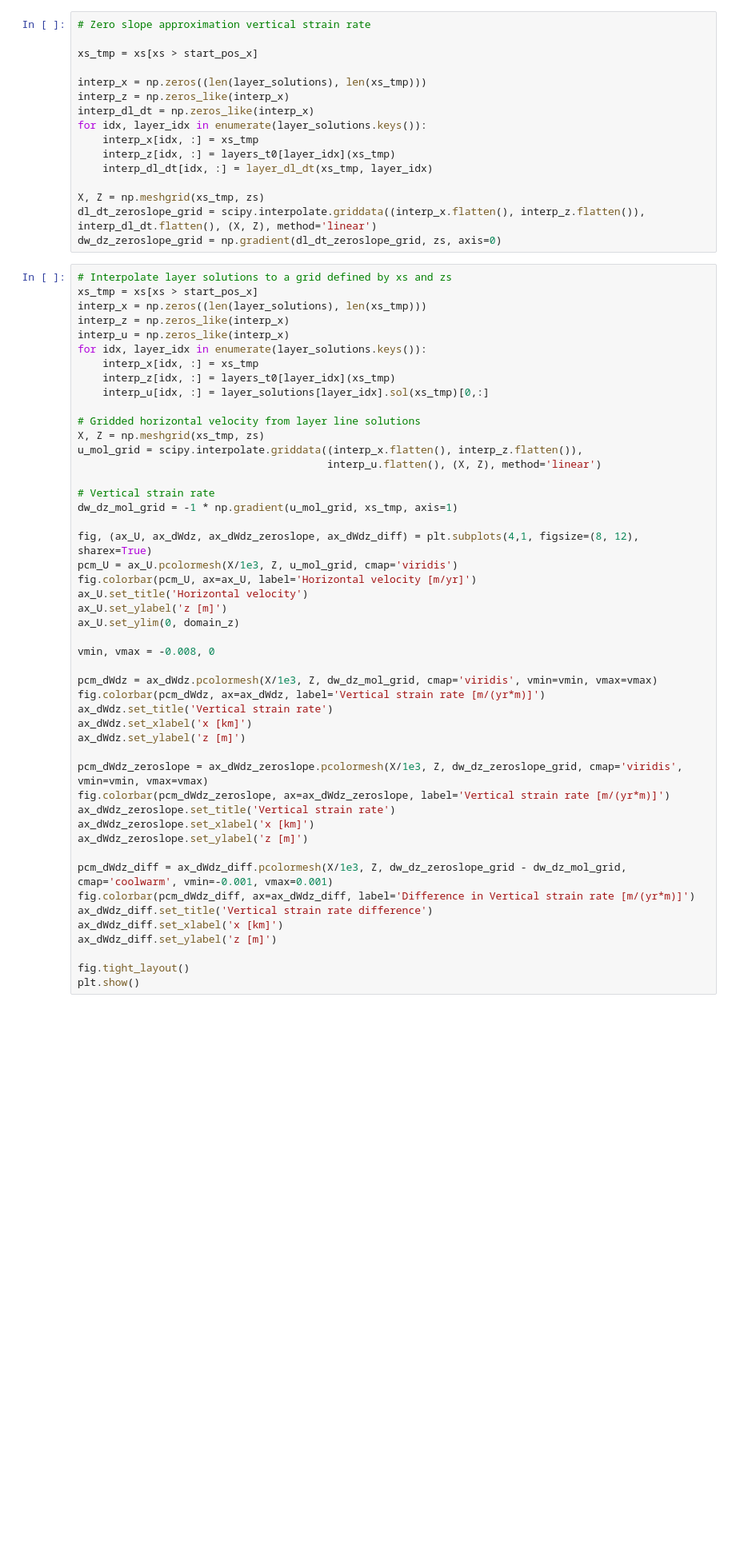
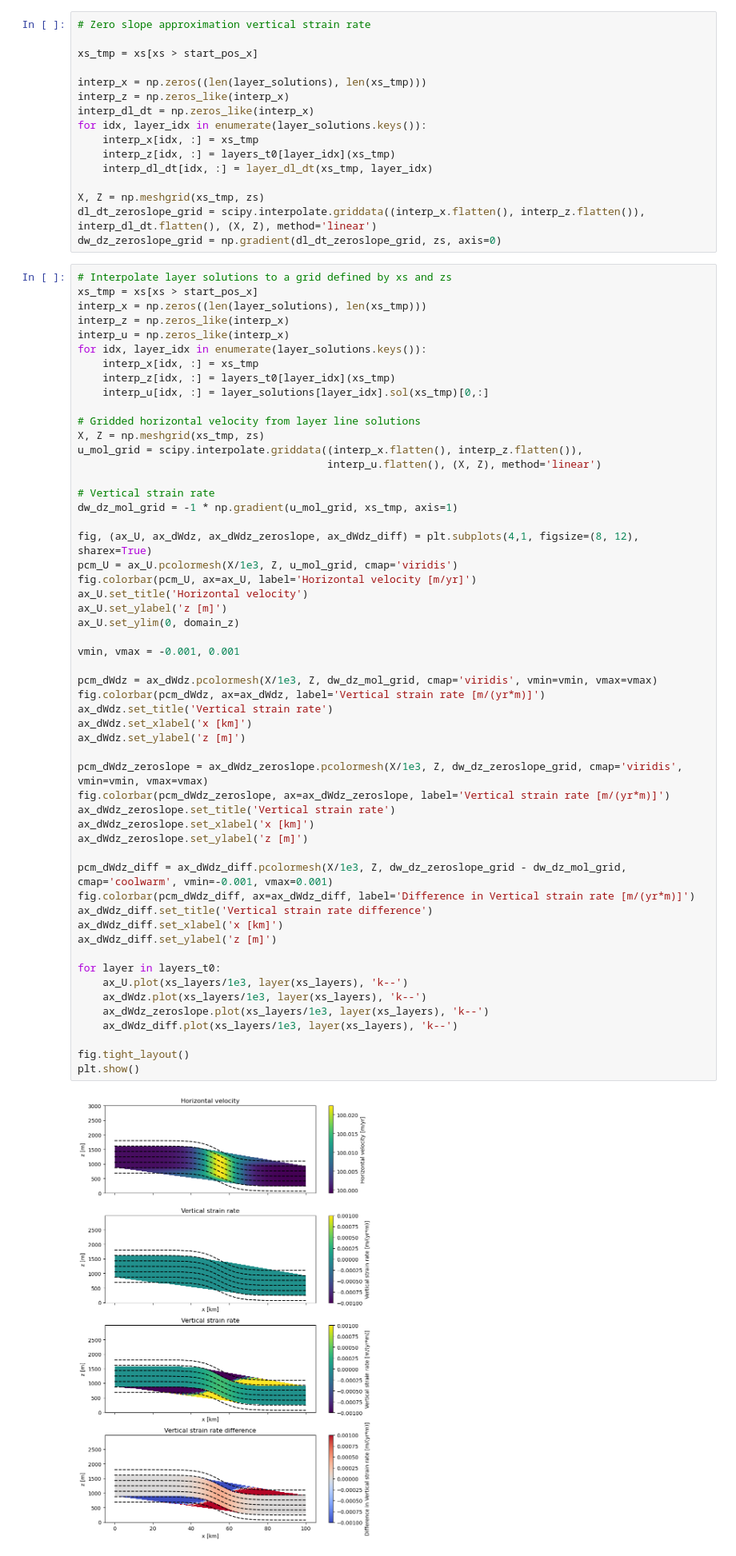
Before and after one commit to thomasteisberg/englacial_velocity, a Jupyter notebook: greenland_stability_analysis/Englacial Velocity 2D.ipynb, the cells around one changed output. Shown: that part at 80% size. Cells and saved outputs as stored; diff of their text form; blank space fills up the shorter version.

```diff
--- a/greenland_stability_analysis/Englacial Velocity 2D.ipynb
+++ b/greenland_stability_analysis/Englacial Velocity 2D.ipynb
@@ -470,31 +489,39 @@ u_mol_grid = scipy.interpolate.griddata((interp_x.flatten(), interp_z.flatten())
 dw_dz_mol_grid = -1 * np.gradient(u_mol_grid, xs_tmp, axis=1)
 
 fig, (ax_U, ax_dWdz, ax_dWdz_zeroslope, ax_dWdz_diff) = plt.subplots(4,1, figsize=(8, 12), sharex=True)
 pcm_U = ax_U.pcolormesh(X/1e3, Z, u_mol_grid, cmap='viridis')
 fig.colorbar(pcm_U, ax=ax_U, label='Horizontal velocity [m/yr]')
 ax_U.set_title('Horizontal velocity')
 ax_U.set_ylabel('z [m]')
 ax_U.set_ylim(0, domain_z)
 
-vmin, vmax = -0.008, 0
+vmin, vmax = -0.001, 0.001
 
 pcm_dWdz = ax_dWdz.pcolormesh(X/1e3, Z, dw_dz_mol_grid, cmap='viridis', vmin=vmin, vmax=vmax)
 fig.colorbar(pcm_dWdz, ax=ax_dWdz, label='Vertical strain rate [m/(yr*m)]')
 ax_dWdz.set_title('Vertical strain rate')
 ax_dWdz.set_xlabel('x [km]')
 ax_dWdz.set_ylabel('z [m]')
 
 pcm_dWdz_zeroslope = ax_dWdz_zeroslope.pcolormesh(X/1e3, Z, dw_dz_zeroslope_grid, cmap='viridis', vmin=vmin, vmax=vmax)
 fig.colorbar(pcm_dWdz_zeroslope, ax=ax_dWdz_zeroslope, label='Vertical strain rate [m/(yr*m)]')
 ax_dWdz_zeroslope.set_title('Vertical strain rate')
 ax_dWdz_zeroslope.set_xlabel('x [km]')
 ax_dWdz_zeroslope.set_ylabel('z [m]')
 
 pcm_dWdz_diff = ax_dWdz_diff.pcolormesh(X/1e3, Z, dw_dz_zeroslope_grid - dw_dz_mol_grid, cmap='coolwarm', vmin=-0.001, vmax=0.001)
 fig.colorbar(pcm_dWdz_diff, ax=ax_dWdz_diff, label='Difference in Vertical strain rate [m/(yr*m)]')
 ax_dWdz_diff.set_title('Vertical strain rate difference')
 ax_dWdz_diff.set_xlabel('x [km]')
 ax_dWdz_diff.set_ylabel('z [m]')
 
+for layer in layers_t0:
+    ax_U.plot(xs_layers/1e3, layer(xs_layers), 'k--')
+    ax_dWdz.plot(xs_layers/1e3, layer(xs_layers), 'k--')
+    ax_dWdz_zeroslope.plot(xs_layers/1e3, layer(xs_layers), 'k--')
+    ax_dWdz_diff.plot(xs_layers/1e3, layer(xs_layers), 'k--')
+
 fig.tight_layout()
 plt.show()
+# %% [output]
+[figure, added]
```
Also changed, not shown: parts of 10 cells of this notebook.
